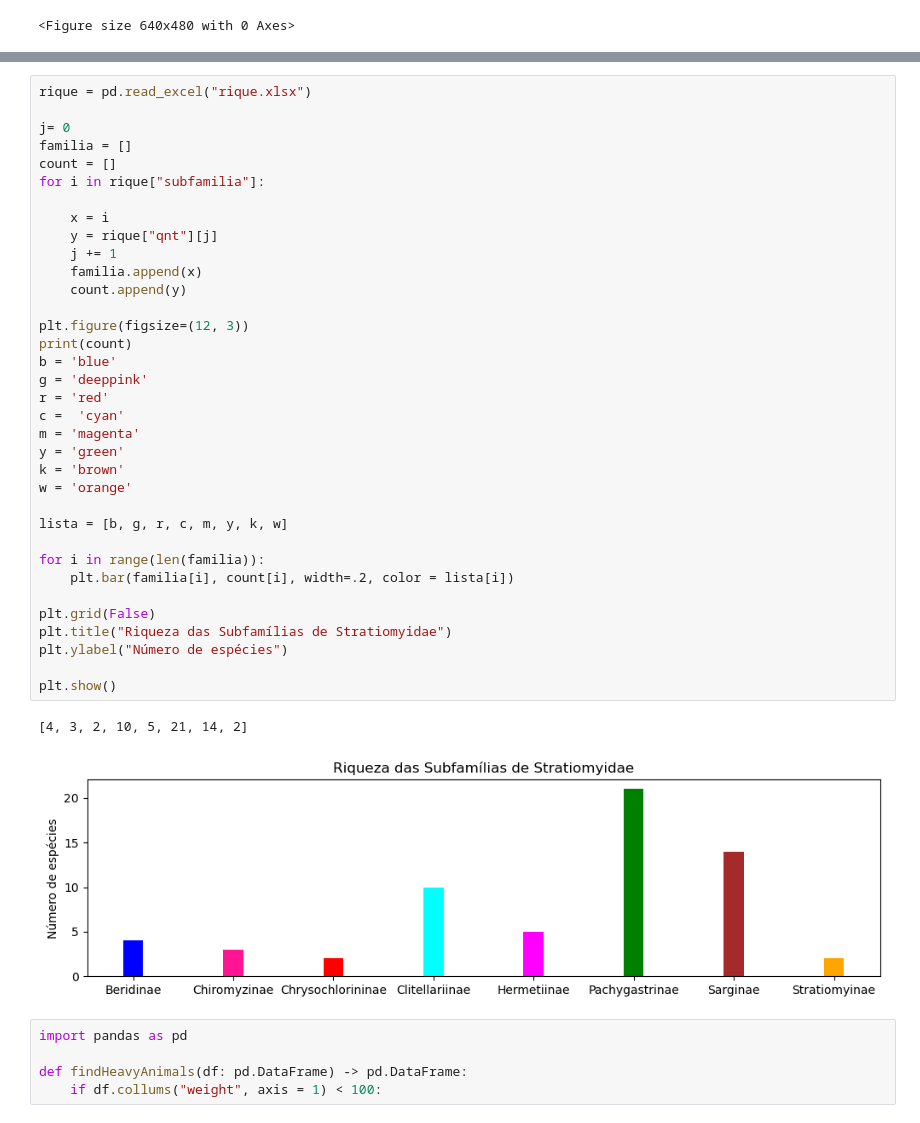
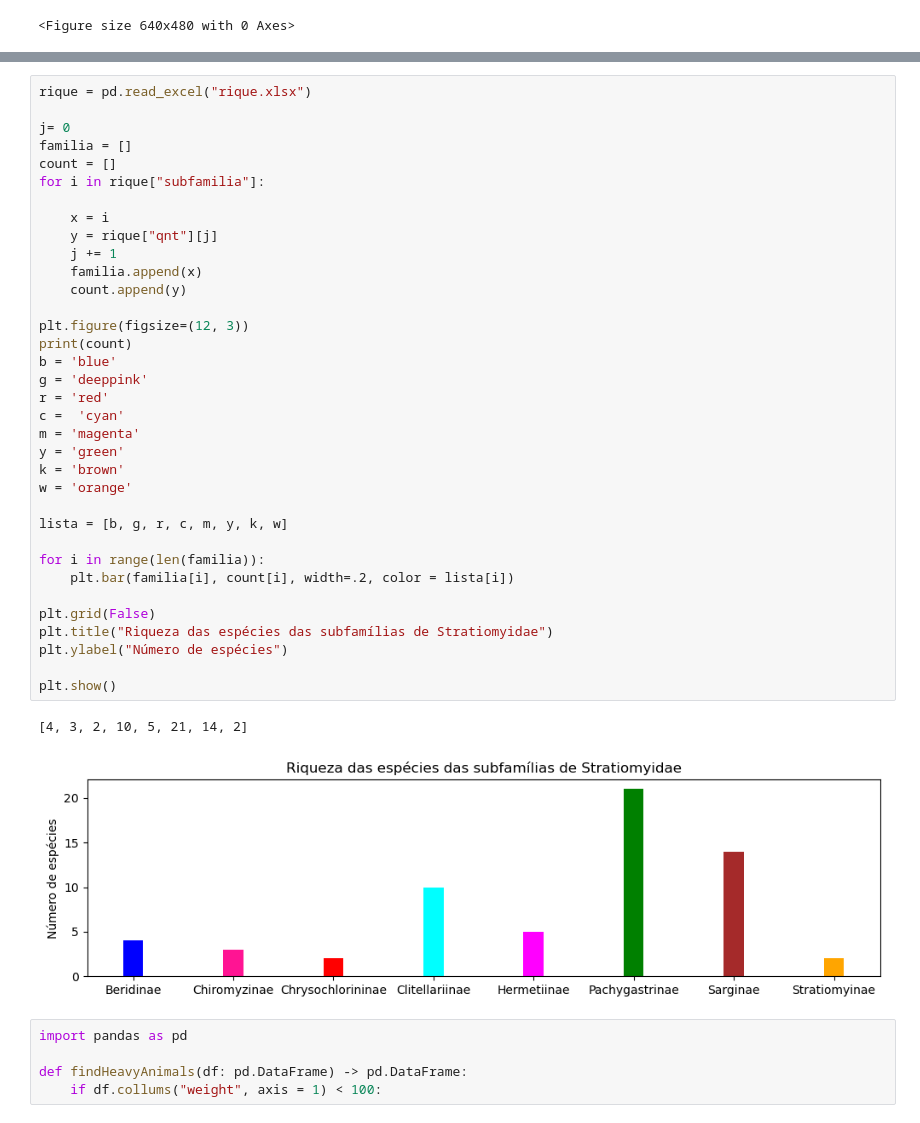
Before and after one commit to ikaromm/Estudos, a Jupyter notebook: ajudatcc/graf.ipynb, the cells around one changed output, grey strips where cells are left out. Drawn from its saved outputs; the diff is of its cells as text.

```diff
--- a/ajudatcc/graf.ipynb
+++ b/ajudatcc/graf.ipynb
@@ -56,35 +56,35 @@ count = []
 for i in rique["subfamilia"]:
 
     x = i
     y = rique["qnt"][j]
     j += 1
     familia.append(x)
     count.append(y)
 
 plt.figure(figsize=(12, 3))
 print(count)
 b = 'blue'
 g = 'deeppink'
 r = 'red'
 c =  'cyan'
 m = 'magenta'
 y = 'green'
 k = 'brown'
 w = 'orange'
 
 lista = [b, g, r, c, m, y, k, w]
 
 for i in range(len(familia)):
     plt.bar(familia[i], count[i], width=.2, color = lista[i])
 
 plt.grid(False)
-plt.title("Riqueza das Subfamílias de Stratiomyidae")
+plt.title("Riqueza das espécies das subfamílias de Stratiomyidae")
 plt.ylabel("Número de espécies")
 
 plt.show()
 # %% [output]
 [4, 3, 2, 10, 5, 21, 14, 2]
-[figure, old version]
+[figure, new version]
 # %%
 import pandas as pd
 
```
Also changed, not shown: parts of 3 cells of this notebook, 5 other files.
